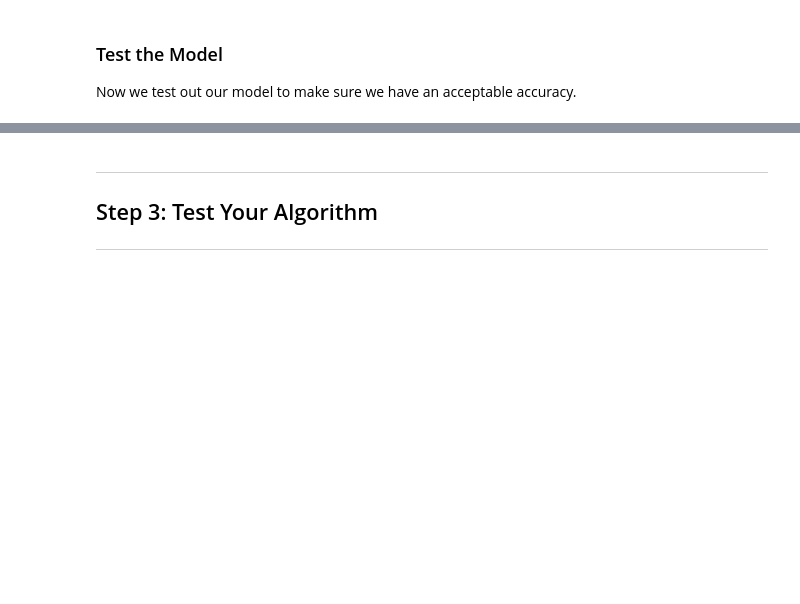
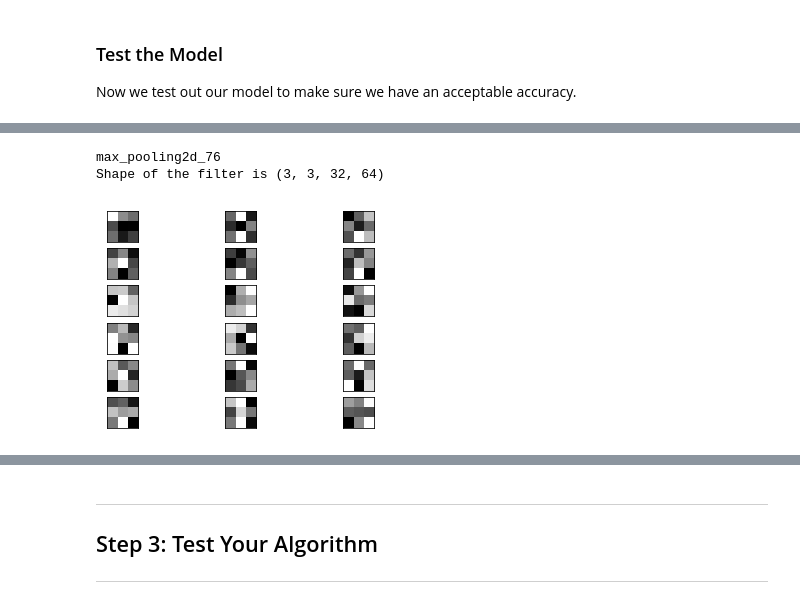
Before and after one commit to ikrambabai/ml-capstone, a Jupyter notebook: capstone.ipynb, the cells around one changed output, grey strips where cells are left out. Cells and saved outputs as stored; diff of their text form; code cells hidden in the pictures; blank space fills up the shorter version.

Commit message:
Final changes into notebook files

```diff
--- a/capstone.ipynb
+++ b/capstone.ipynb
@@ -295,15 +284,3 @@ def predict(image_path):
     indx = np.argmax(model.predict(img))
     print('brick name {}'.format(brick_names[indx]))
     return show_img(image_path)
-# %%
-inter_output_model = keras.Model(model.input, model.get_layer(index = 1).output )
-inter_output_model = keras.Model(model.input, model.get_layer(index = 1).output )
-
-layer = model.get_layer(index = 2)
-#print layer.name
-#assuming the intermedia layer is indexed at 3.
-#To use it,
-inter_output = inter_output_model.predict(preprocess_input(path_to_tensor('samples/1_by_1_1.jpg')))
-#print inter_output
-
-#x_test is the data you feed into your model
@@ -485,0 +363,33 @@ for i in range(len(model.layers)):
+# %%
+# cannot easily visualize filters lower down
+from tensorflow.keras.applications.vgg16 import VGG16
+from matplotlib import pyplot
+# load the model
+#model = VGG16()
+print model.layers[1].name
+# retrieve weights from the second hidden layer
+filters, biases = model.layers[2].get_weights()
+print ('Shape of the filter is {}'.format(filters.shape))
+# normalize filter values to 0-1 so we can visualize them
+f_min, f_max = filters.min(), filters.max()
+filters = (filters - f_min) / (f_max - f_min)
+# plot first few filters
+n_filters, ix = 6, 1
+for i in range(n_filters):
+    # get the filter
+    f = filters[:, :, :, i]
+    # plot each channel separately
+    for j in range(3):
+        # specify subplot and turn of axis
+        ax = pyplot.subplot(n_filters, 3, ix)
+        ax.set_xticks([])
+        ax.set_yticks([])
+        # plot filter channel in grayscale
+        pyplot.imshow(f[:, :, j], cmap='gray')
+        ix += 1
+# show the figure
+pyplot.show()
+# %% [output]
+max_pooling2d_76
+Shape of the filter is (3, 3, 32, 64)
+[figure, added]
```
Also changed, not shown: parts of 24 cells of this notebook.
